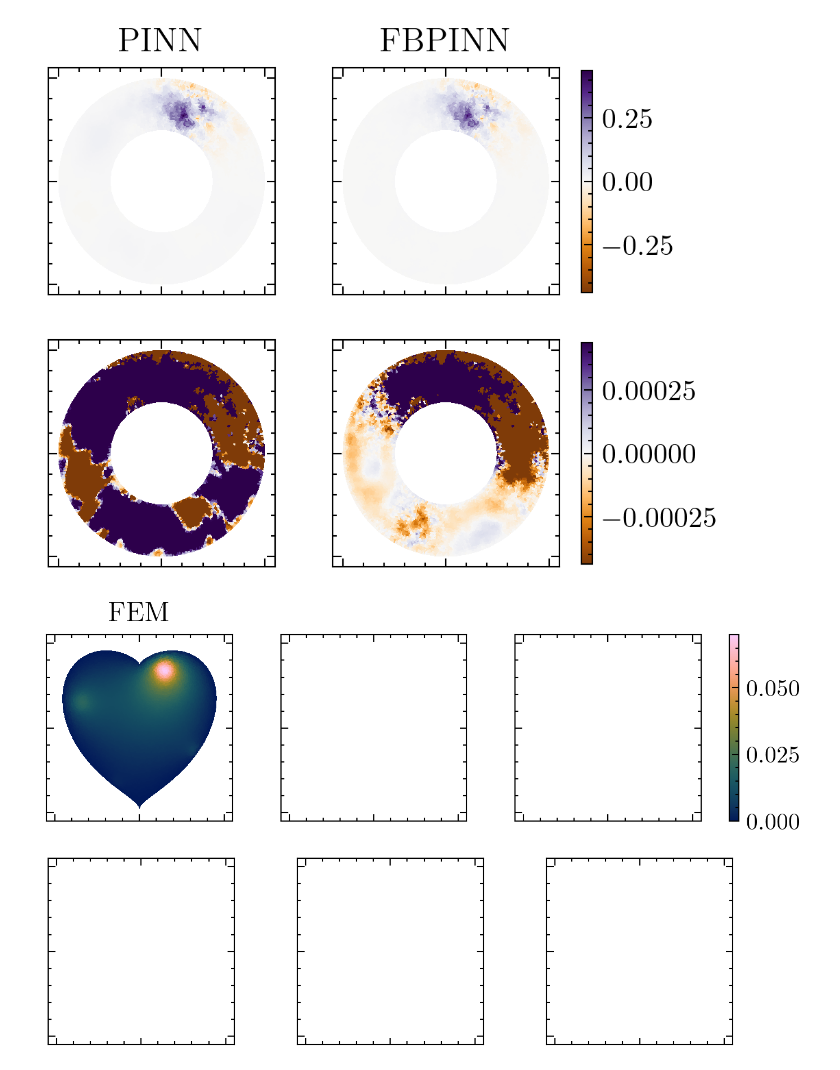
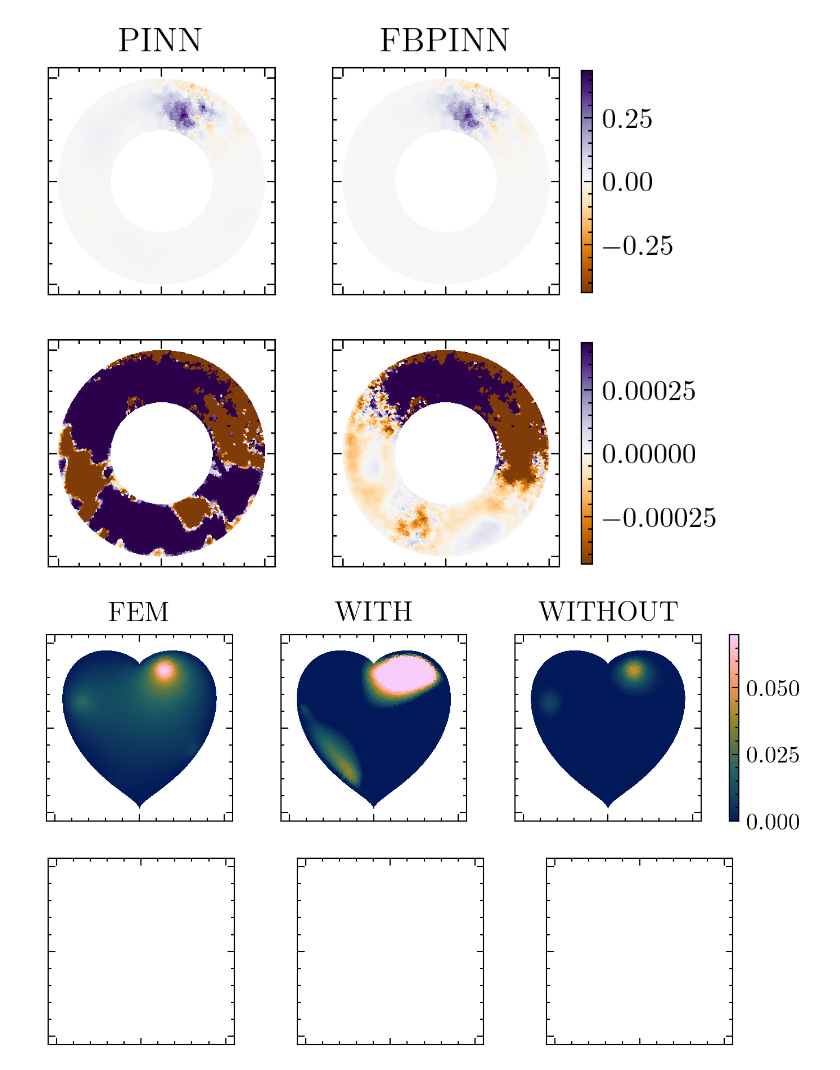
Before and after one commit to wephy/fbpinns-irregular-domains, a Jupyter notebook: tests.ipynb, the cells around one changed output. Saved outputs shown, nothing was run; the diff lists cells and outputs as text; code cells hidden in the pictures.

```diff
--- a/tests.ipynb
+++ b/tests.ipynb
@@ -583,36 +579,41 @@ mtriangulation = npzfile.item()
 Uh = solve(triangulation)
+# %%
+
+U_NN = np.load("heart_testNN[4, 8;2.6]e50000_2.npy")
+
+U_NN2 = np.load("heart_noAD_NN[4, 8;2.6]e50000_1.npy")
 # %%
 fig, axes = plt.subplots(2, 3, figsize=(0.9 * 6, (1.75 / 3) * 0.9 * 6), dpi=300)
 
 for ax in axes.ravel():
     ax.set_yticks([-1, 0, 1])
     ax.set_xticks([-1, 0, 1])
     ax.set_yticklabels([])
     ax.set_xticklabels([])
     # ax.set_yticks([])
     # ax.set_xticks([])
     ax.set_aspect("equal")
     ax.set_xlim([-1.1, 1.1])
     ax.set_ylim([-1.1, 1.1])
 
 UM = np.max(np.abs(Uh))
 
 imU = axes[0, 0].tripcolor(mtriangulation, Uh, cmap=cmap_batlow, clim=(0, UM), rasterized=True)
 axes[0, 0].set_title("FEM")
-# imUNN = axes[0, 1].tripcolor(mtriangulation, U_NN, cmap=cmap_batlow, clim=(0, UM), rasterized=True)
-# axes[0, 1].set_title("PINN")
-# imUNN2 = axes[0, 2].tripcolor(mtriangulation, U_NN2, cmap=cmap_batlow, clim=(0, UM), rasterized=True)
-# axes[0, 2].set_title("FBPINN")
+imUNN = axes[0, 1].tripcolor(mtriangulation, U_NN2, cmap=cmap_batlow, clim=(0, UM), rasterized=True)
+axes[0, 1].set_title("WITH")
+imUNN2 = axes[0, 2].tripcolor(mtriangulation, U_NN, cmap=cmap_batlow, clim=(0, UM), rasterized=True)
+axes[0, 2].set_title("WITHOUT")
 cbar = fig.colorbar(imU, ax=axes[0, :], fraction=0.02, pad=0.04)
 # cbar.set_ticks([0.0, 2.0, 4.0, 6.0, 8.0])
 
 # im2U = axes[1, 0].tripcolor(mtriangulation, Uh, cmap=cmap_batlow, clim=(0, UM / 1000), rasterized=True)
 # im2UNN = axes[1, 1].tripcolor(mtriangulation, U_NN2, cmap=cmap_batlow, clim=(0, UM / 1000), rasterized=True)
 # im2UNN2 = axes[1, 2].tripcolor(mtriangulation, U_NN, cmap=cmap_batlow, clim=(0, UM / 1000), rasterized=True)
 # cbar = fig.colorbar(im2U, ax=axes[1, :], fraction=0.02, pad=0.04)
 # cbar.set_ticks(np.array([0.0, 2.0, 4.0, 6.0, 8.0]) / 1000)
 
 fig.savefig("figs/heart_2.pdf", format="pdf")
 fig.savefig("figs/heart_2")
 # %% [output]
-[figure, old version]
+[figure, new version]
```
Also changed, not shown: parts of 1 cell of this notebook, 8 other files.
